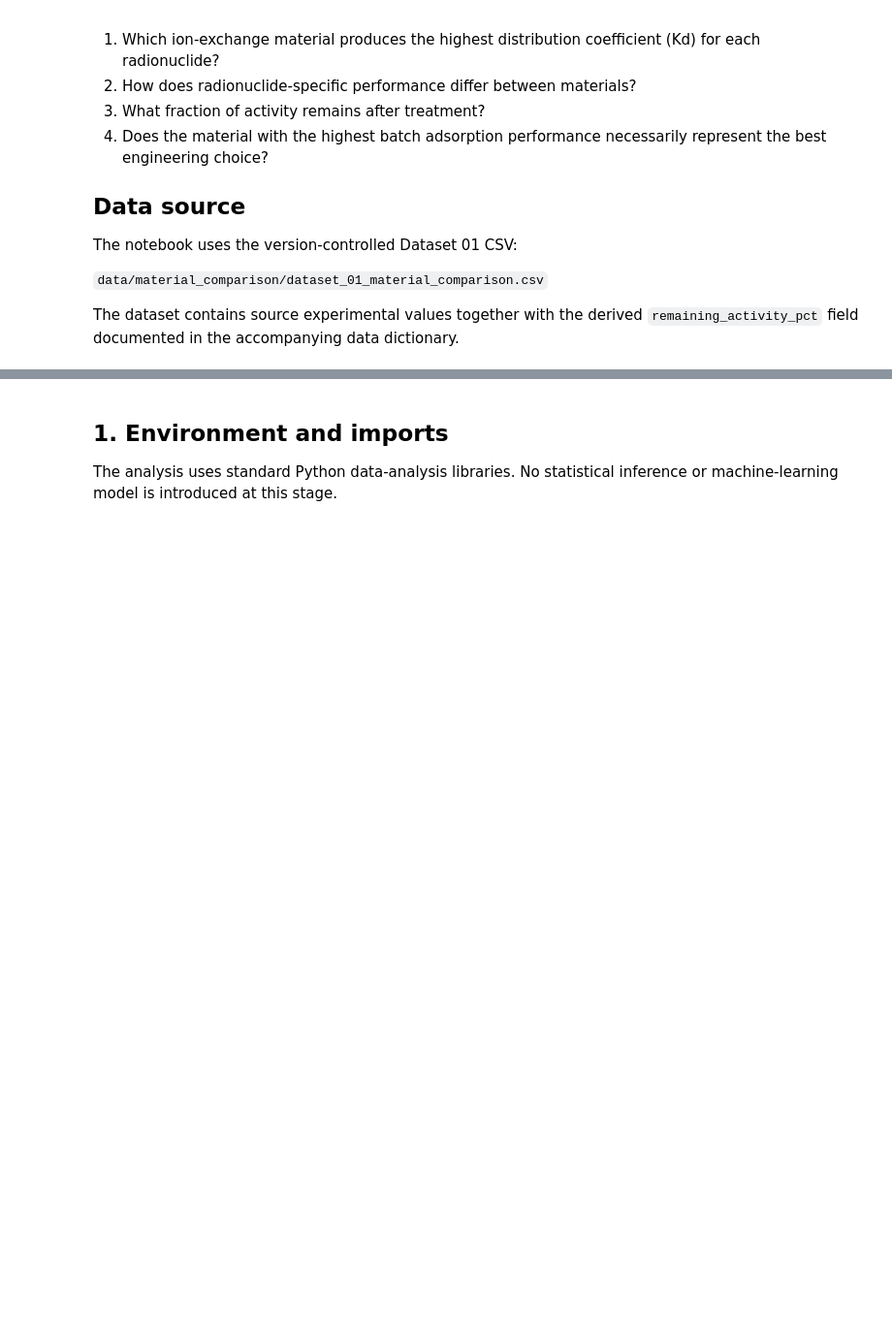
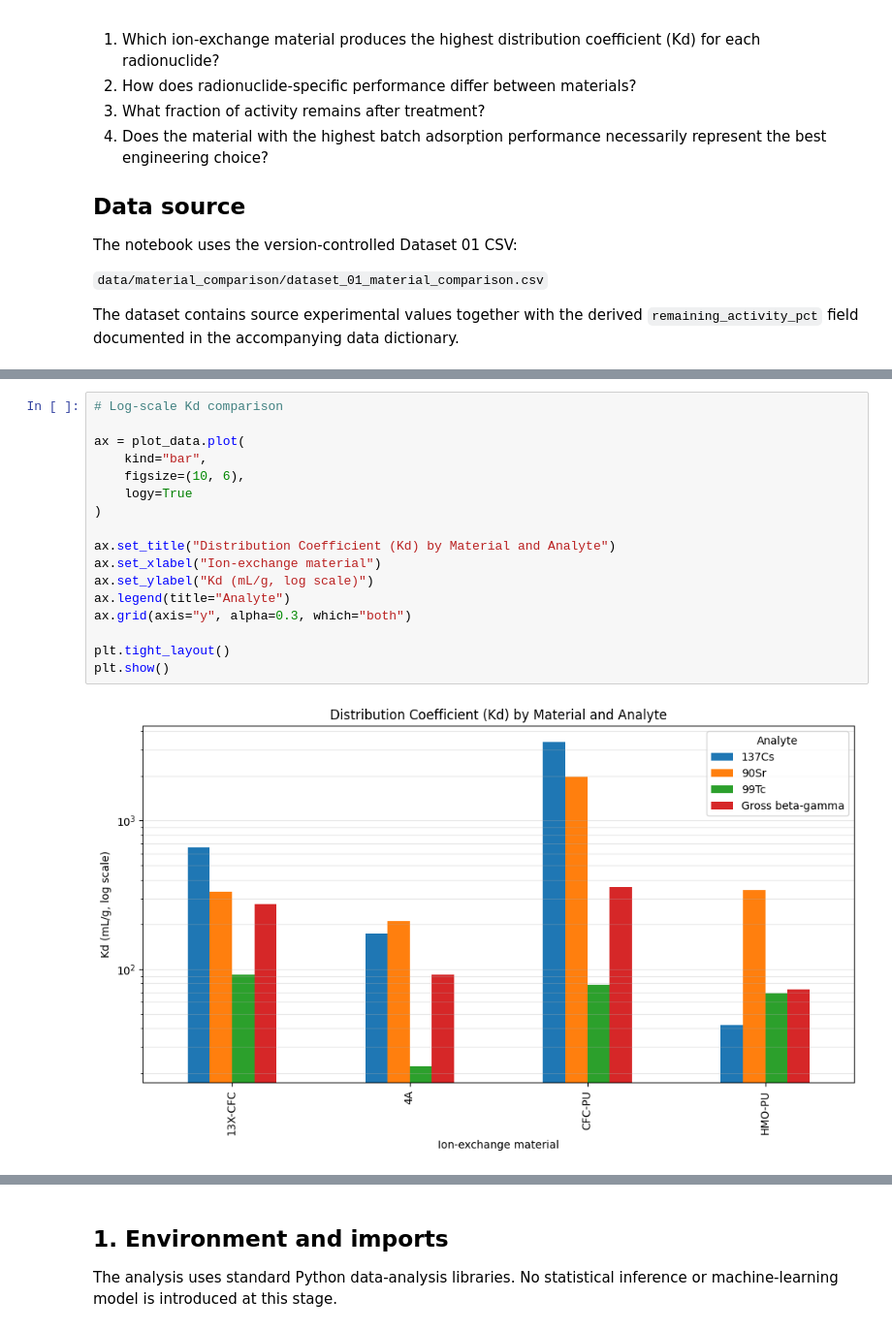
Before and after one commit to ssarswat/radioactive-liquid-waste-treatment, a Jupyter notebook: analysis/dataset_01_material_comparison/dataset_01_analysis.ipynb, the cells around one changed output, grey strips where cells are left out. Shown at 97% size. Saved outputs shown, nothing was run; the diff lists cells and outputs as text; blank space fills up the shorter version.

```diff
--- a/analysis/dataset_01_material_comparison/dataset_01_analysis.ipynb
+++ b/analysis/dataset_01_material_comparison/dataset_01_analysis.ipynb
@@ -21,0 +339,19 @@ The dataset contains source experimental values together with the derived `remai
+# %%
+# Log-scale Kd comparison
+
+ax = plot_data.plot(
+    kind="bar",
+    figsize=(10, 6),
+    logy=True
+)
+
+ax.set_title("Distribution Coefficient (Kd) by Material and Analyte")
+ax.set_xlabel("Ion-exchange material")
+ax.set_ylabel("Kd (mL/g, log scale)")
+ax.legend(title="Analyte")
+ax.grid(axis="y", alpha=0.3, which="both")
+
+plt.tight_layout()
+plt.show()
+# %% [output]
+[figure, added]
```
Also changed, not shown: parts of 23 cells of this notebook.
